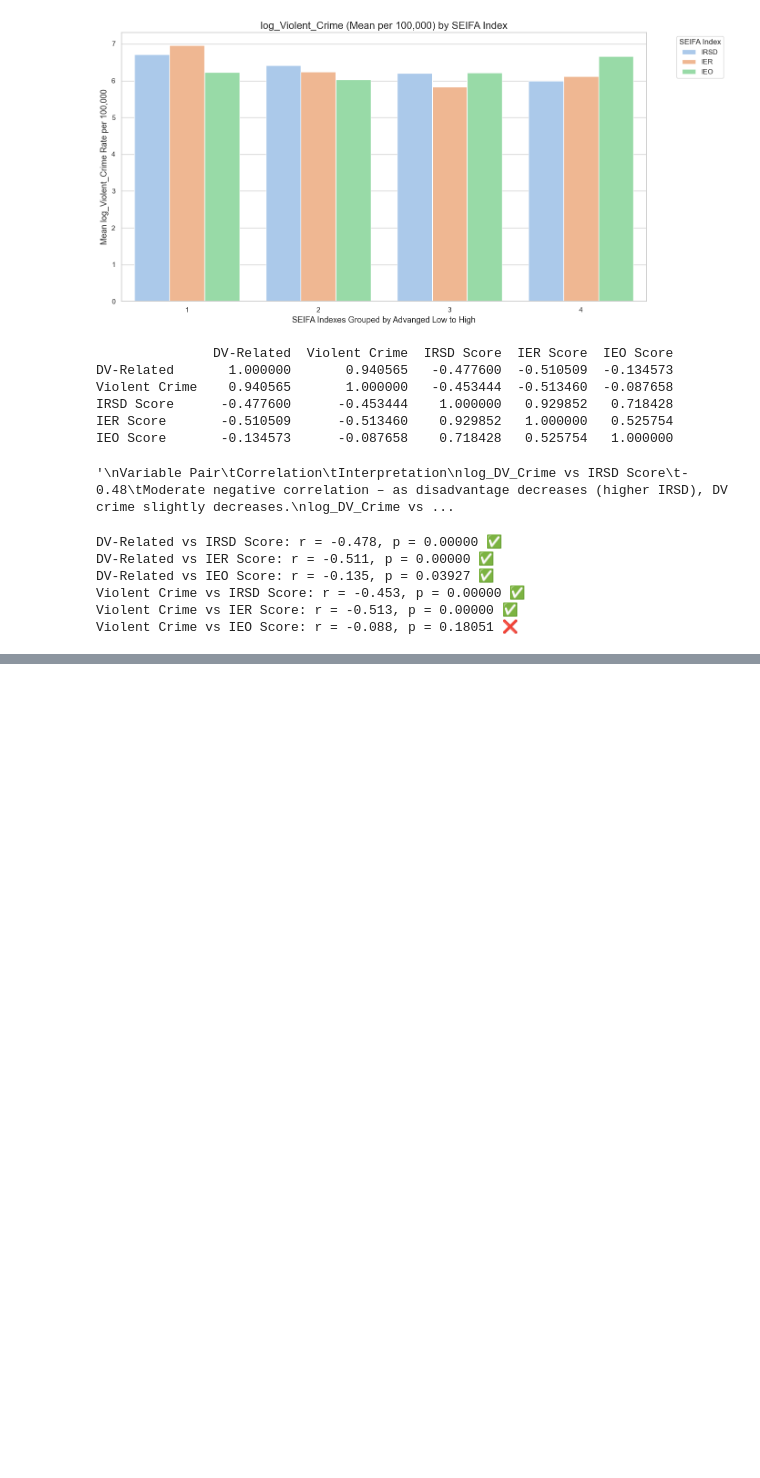
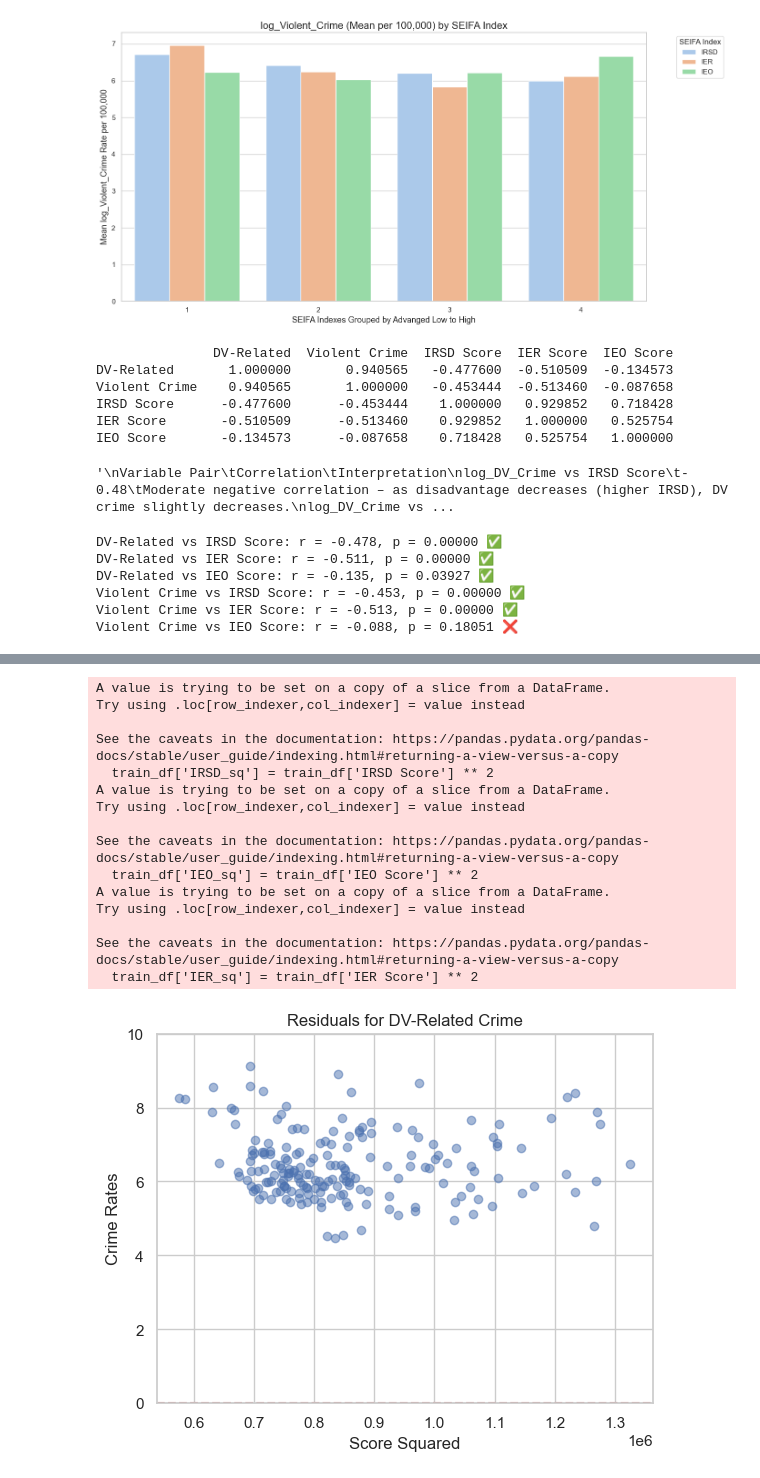
Before and after one commit to davimeloni/qld-seifa-crime-analysis, a Jupyter notebook: notebooks/learning_exploration_analysis.ipynb, the cells around one changed output, grey strips where cells are left out. Saved outputs shown, nothing was run; the diff lists cells and outputs as text; code cells hidden in the pictures; blank space fills up the shorter version.

```diff
--- a/notebooks/exploration_analysis.ipynb
+++ b/notebooks/learning_exploration_analysis.ipynb
@@ -457,0 +511,41 @@ with open('model_dv_summary.txt', 'w') as f:
+# %%
+# Shuffle the data first (very important!)
+df_shuffled = df.sample(frac=1, random_state=42).reset_index(drop=True)
+
+# 80% split index
+split_index = int(0.8 * len(df_shuffled))
+
+# Split into training and testing sets
+train_df = df_shuffled.iloc[:split_index]
+test_df = df_shuffled.iloc[split_index:]
+# %%
+scaler = MinMaxScaler()
+#train_df[['IRSD_scaled', 'IEO_scaled', 'IER_scaled']] = scaler.fit_transform(train_df[['IRSD Score', 'IEO Score', 'IER Score']])
+train_df['IRSD_sq'] = train_df['IRSD Score'] ** 2
+train_df['IEO_sq'] = train_df['IEO Score'] ** 2
+train_df['IER_sq'] = train_df['IER Score'] ** 2
+
+plt.scatter(data=train_df, x='IEO_sq', y='log_Violent_Crime', alpha=0.5)
+plt.axhline(y=0, color='r', linestyle='--')
+plt.ylim(0, 10)
+plt.title('Residuals for DV-Related Crime')
+plt.xlabel('Score Squared')
+plt.ylabel('Crime Rates')
+plt.show()
+# %% [output]
+A value is trying to be set on a copy of a slice from a DataFrame.
+Try using .loc[row_indexer,col_indexer] = value instead
+
+See the caveats in the documentation: https://pandas.pydata.org/pandas-docs/stable/user_guide/indexing.html#returning-a-view-versus-a-copy
+  train_df['IRSD_sq'] = train_df['IRSD Score'] ** 2
+A value is trying to be set on a copy of a slice from a DataFrame.
+Try using .loc[row_indexer,col_indexer] = value instead
+
+See the caveats in the documentation: https://pandas.pydata.org/pandas-docs/stable/user_guide/indexing.html#returning-a-view-versus-a-copy
+  train_df['IEO_sq'] = train_df['IEO Score'] ** 2
+A value is trying to be set on a copy of a slice from a DataFrame.
+Try using .loc[row_indexer,col_indexer] = value instead
+
+See the caveats in the documentation: https://pandas.pydata.org/pandas-docs/stable/user_guide/indexing.html#returning-a-view-versus-a-copy
+  train_df['IER_sq'] = train_df['IER Score'] ** 2
+[figure, added]
```
Also changed, not shown: parts of 20 cells of this notebook, 21 other files.
